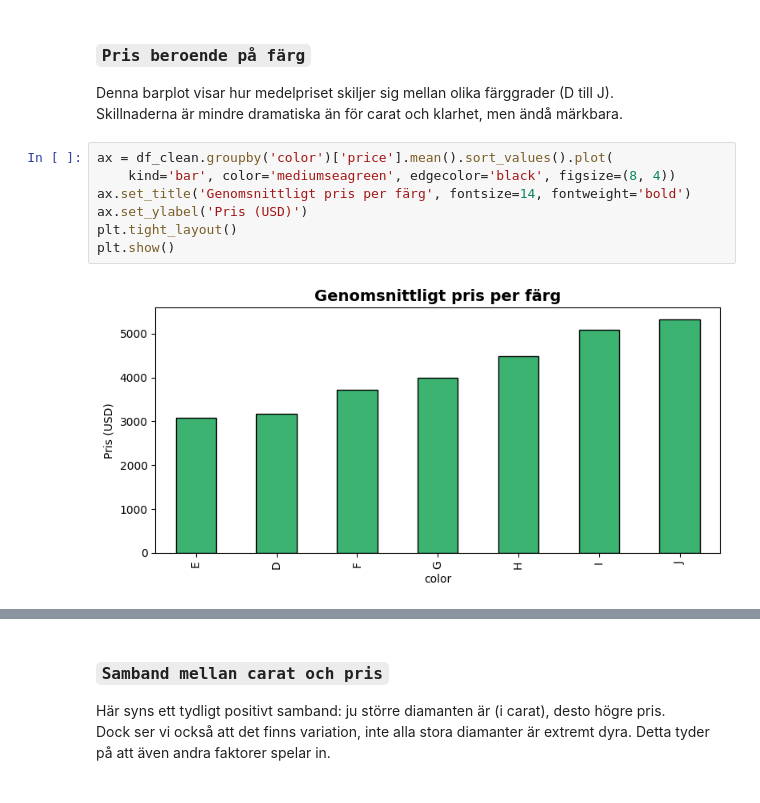
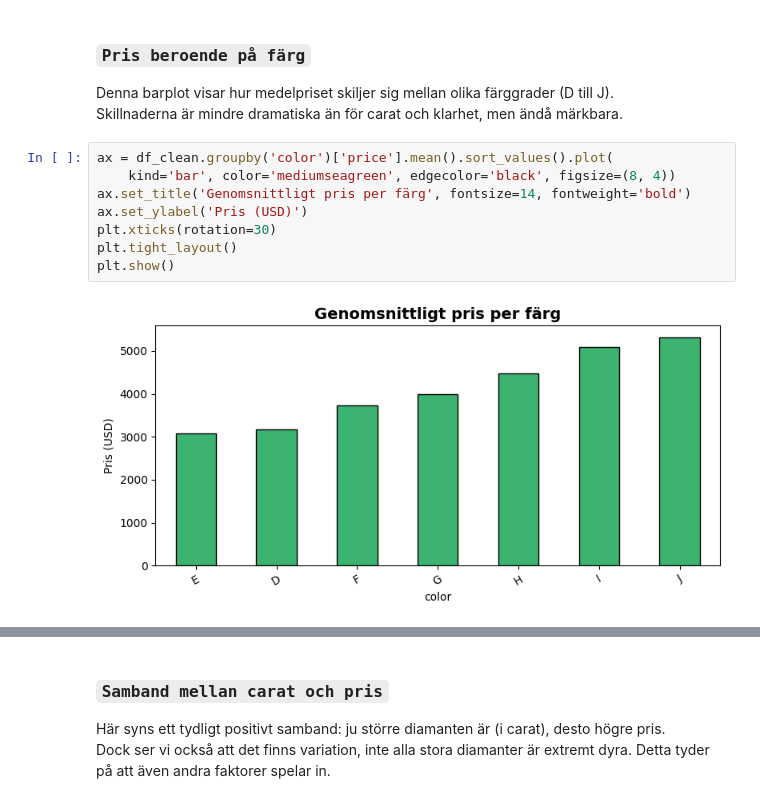
Before and after one commit to ecthelionofthefountain-510/python_kunskapskontroll, a Jupyter notebook: part_2.ipynb, the cells around one changed output, grey strips where cells are left out. Drawn from its saved outputs; the diff is of its cells as text.

```diff
--- a/part_2.ipynb
+++ b/part_2.ipynb
@@ -189,9 +203,10 @@ Skillnaderna är mindre dramatiska än för carat och klarhet, men ändå märkb
 # %%
 ax = df_clean.groupby('color')['price'].mean().sort_values().plot(
     kind='bar', color='mediumseagreen', edgecolor='black', figsize=(8, 4))
 ax.set_title('Genomsnittligt pris per färg', fontsize=14, fontweight='bold')
 ax.set_ylabel('Pris (USD)')
+plt.xticks(rotation=30)
 plt.tight_layout()
 plt.show()
 # %% [output]
-[figure, old version]
+[figure, new version]
```
Also changed, not shown: parts of 17 cells of this notebook, 3 other files.
